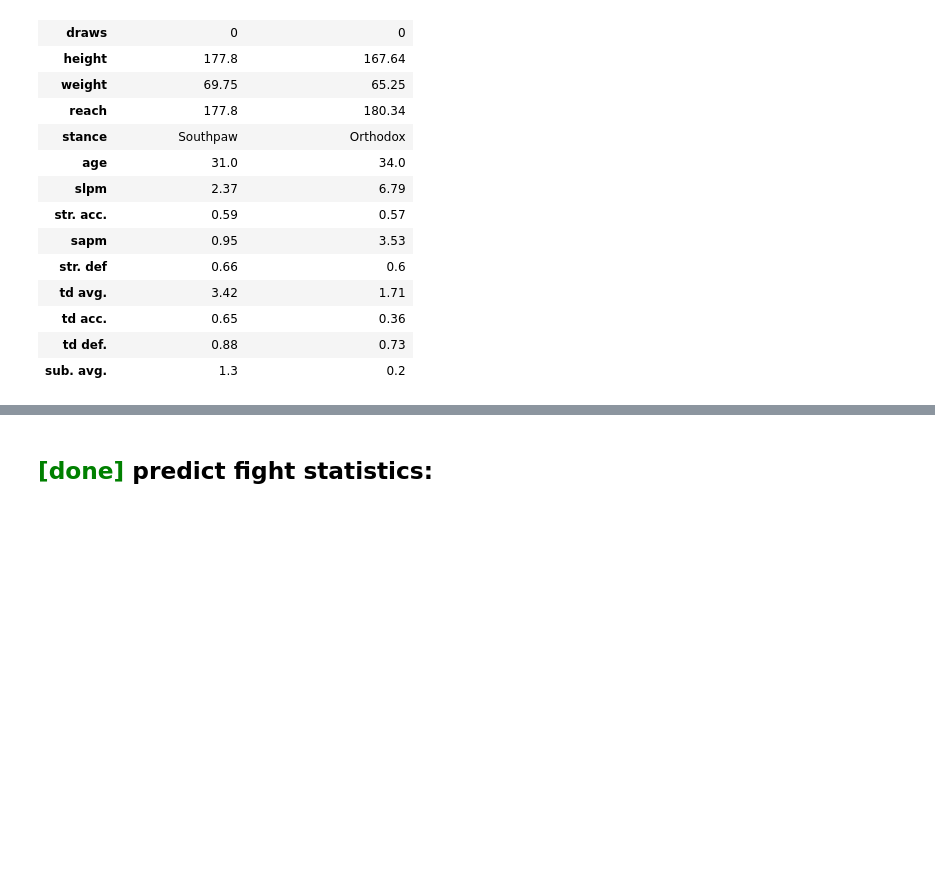
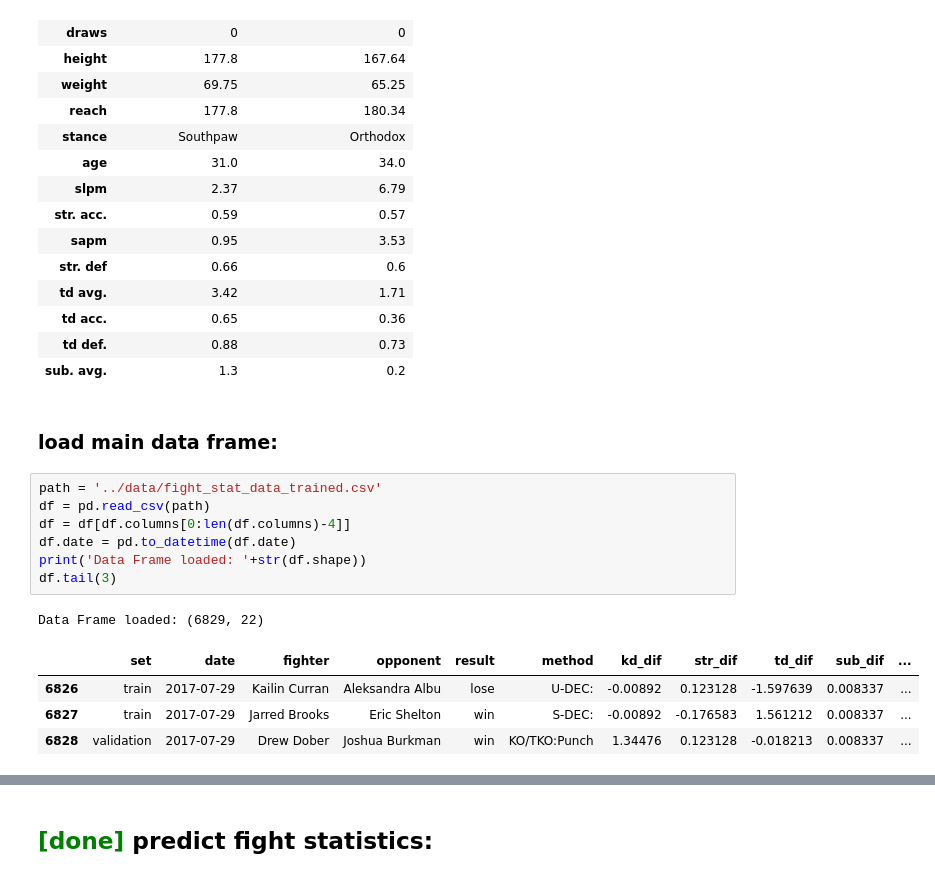
Before and after one commit to sagi778/ufc_fights_Predictor, a Jupyter notebook: notebooks/predictor.ipynb, the cells around one changed output, grey strips where cells are left out. Saved outputs shown, nothing was run; the diff lists cells and outputs as text; blank space fills up the shorter version.

```diff
--- a/notebooks/predictor.ipynb
+++ b/notebooks/predictor.ipynb
@@ -52,3 +52,18 @@ get_fighters_stats(fighter=fighter, opponent=opponent, data=stats)
 | td acc. | 0.65 | 0.36 |
 | td def. | 0.88 | 0.73 |
 | sub. avg. | 1.3 | 0.2 |
+# %% [markdown]
+### load main data frame:
+# %%
+path = '../data/fight_stat_data_trained.csv'
+df = pd.read_csv(path)
+df = df[df.columns[0:len(df.columns)-4]]
+df.date = pd.to_datetime(df.date)
+print('Data Frame loaded: '+str(df.shape))
+df.tail(3)
+# %% [output]
+Data Frame loaded: (6829, 22)
+|  | set | date | fighter | opponent | result | method | kd_dif | str_dif | td_dif | sub_dif | ... |
+| 6826 | train | 2017-07-29 | Kailin Curran | Aleksandra Albu | lose | U-DEC: | -0.00892 | 0.123128 | -1.597639 | 0.008337 | ... |
+| 6827 | train | 2017-07-29 | Jarred Brooks | Eric Shelton | win | S-DEC: | -0.00892 | -0.176583 | 1.561212 | 0.008337 | ... |
+| 6828 | validation | 2017-07-29 | Drew Dober | Joshua Burkman | win | KO/TKO:Punch | 1.34476 | 0.123128 | -0.018213 | 0.008337 | ... |
```
Also changed, not shown: parts of 41 cells of this notebook.
